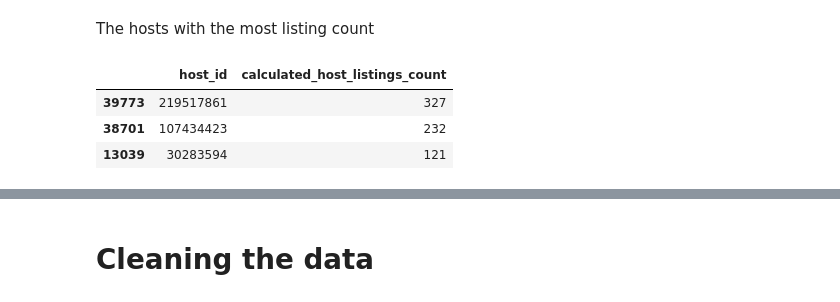
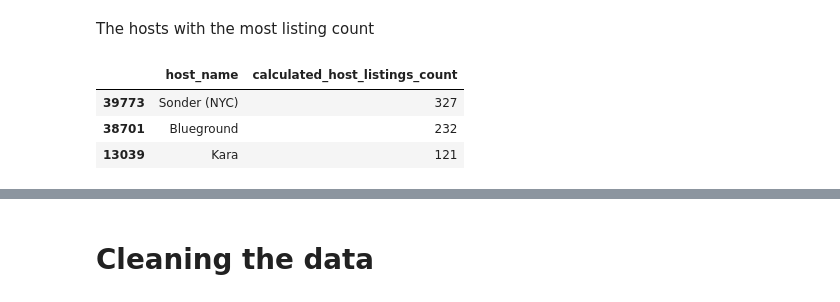
Before and after one commit to Creatrohit9/AIRBNB-PROJECT-1-CAPSTON, a Jupyter notebook: MD1WK4ROHIT_Airbnb_Bookings_Analysis_Capstone_Project.ipynb, the cells around one changed output, grey strips where cells are left out. Drawn from its saved outputs; the diff is of its cells as text; code cells hidden in the pictures.

```diff
--- a/MD1WK4ROHIT_Airbnb_Bookings_Analysis_Capstone_Project.ipynb
+++ b/MD1WK4ROHIT_Airbnb_Bookings_Analysis_Capstone_Project.ipynb
@@ -300,13 +292,13 @@ sns.heatmap(price_per_review.corr(),vmin=-1,annot=True)
 # %% [markdown]
 The hosts with the most listing count
 # %%
-host_with_most=airbnb_df[['host_id','calculated_host_listings_count']]
+host_with_most=airbnb_df[['host_name','calculated_host_listings_count']]
 sorted_host_with_most=host_with_most.sort_values('calculated_host_listings_count',ascending=False)
-first_three_top=sorted_host_with_most.drop_duplicates(subset=['host_id','calculated_host_listings_count'],keep='first')
+first_three_top=sorted_host_with_most.drop_duplicates(subset=['host_name','calculated_host_listings_count'],keep='first')
 final_data=first_three_top[0:3]
 final_data
 # %% [output]
-|  | host_id | calculated_host_listings_count |
-| 39773 | 219517861 | 327 |
-| 38701 | 107434423 | 232 |
-| 13039 | 30283594 | 121 |
+|  | host_name | calculated_host_listings_count |
+| 39773 | Sonder (NYC) | 327 |
+| 38701 | Blueground | 232 |
+| 13039 | Kara | 121 |
```
Also changed, not shown: parts of 32 cells of this notebook.
